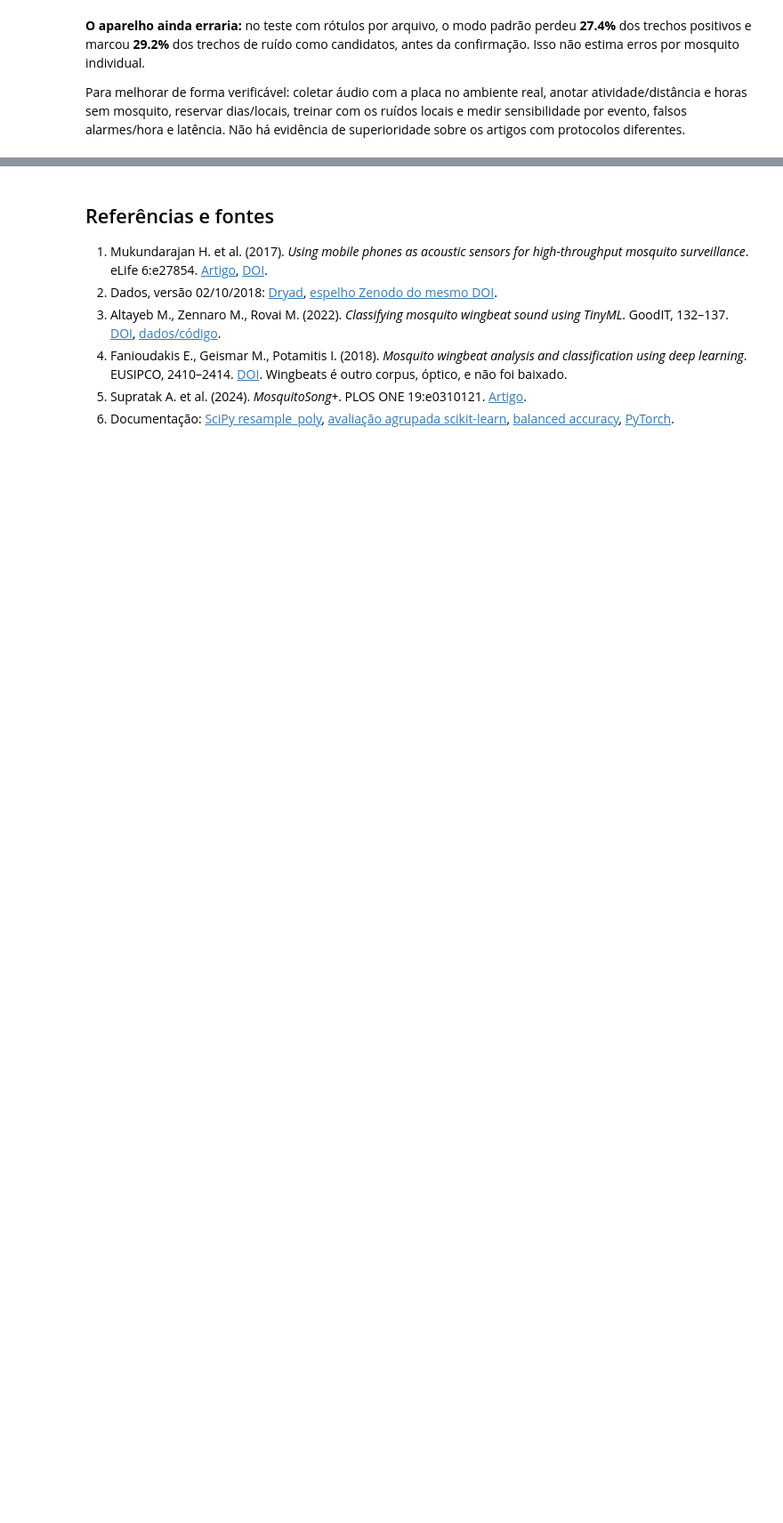
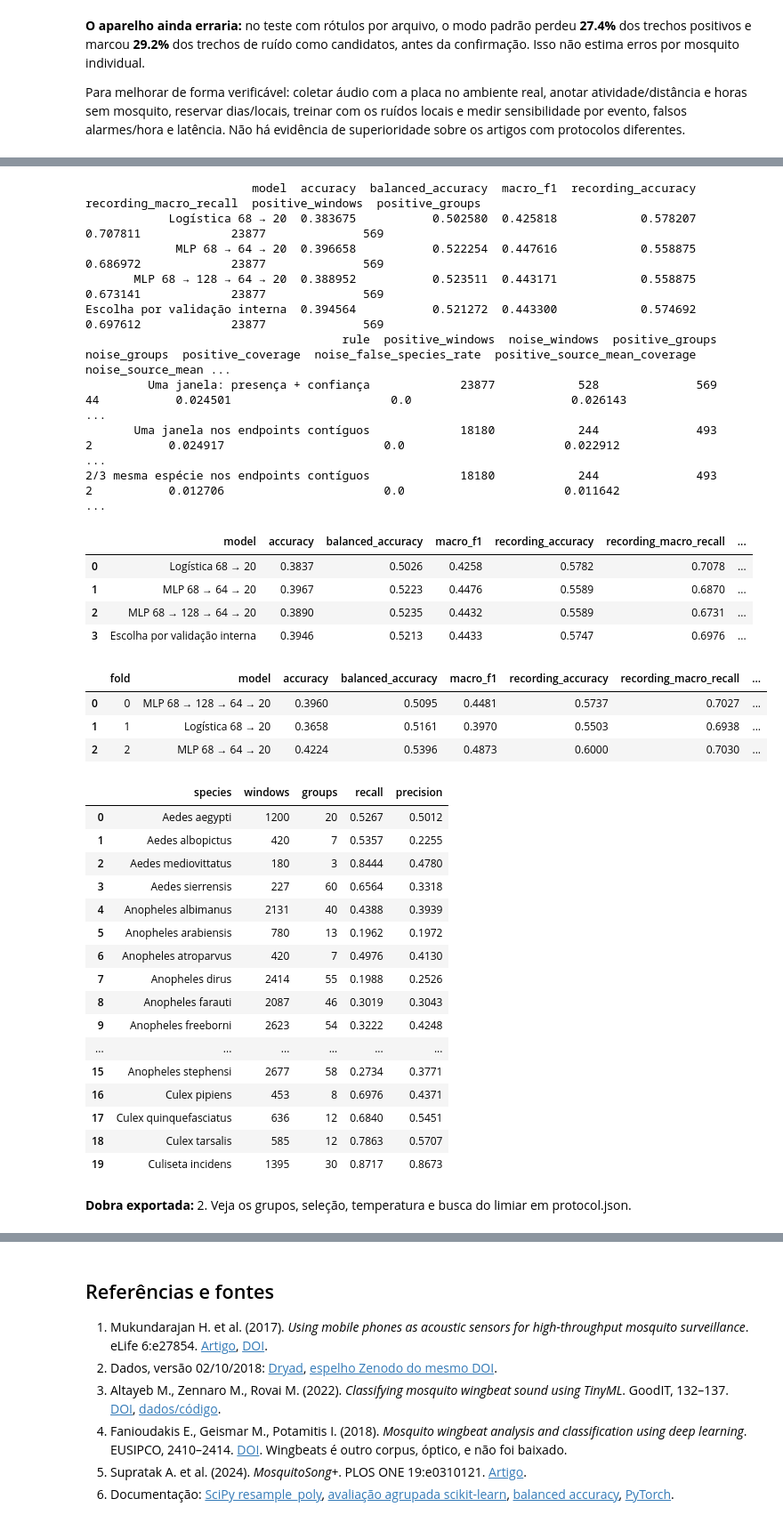
Before and after one commit to Lciarallo/mosquito-wingbeat, a Jupyter notebook: mosquito_wingbeat_estudo.ipynb, the cells around one changed output, grey strips where cells are left out. Shown at 89% size. Drawn from its saved outputs; the diff is of its cells as text; code cells hidden in the pictures; blank space fills up the shorter version.

```diff
--- a/mosquito_wingbeat_estudo.ipynb
+++ b/mosquito_wingbeat_estudo.ipynb
@@ -2051,0 +2076,48 @@ Para melhorar de forma verificável: coletar áudio com a placa no ambiente real
+# %%
+import train_arduino_species
+train_arduino_species.main()
+species_board = RESULTS / "arduino_species"
+species_protocol = json.loads((species_board / "protocol.json").read_text())
+species_compact = pd.read_csv(species_board / "metrics.csv")
+display(species_compact.round(4))
+display(pd.read_csv(species_board / "fold_metrics.csv").round(4))
+display(pd.read_csv(species_board / "per_class.csv").round(4))
+display(Markdown(f"**Dobra exportada:** {species_protocol['default_export_fold']}. "
+                 "Veja os grupos, seleção, temperatura e busca do limiar em protocol.json."))
+# %% [output]
+                        model  accuracy  balanced_accuracy  macro_f1  recording_accuracy  recording_macro_recall  positive_windows  positive_groups
+            Logística 68 → 20  0.383675           0.502580  0.425818            0.578207                0.707811             23877              569
+             MLP 68 → 64 → 20  0.396658           0.522254  0.447616            0.558875                0.686972             23877              569
+       MLP 68 → 128 → 64 → 20  0.388952           0.523511  0.443171            0.558875                0.673141             23877              569
+Escolha por validação interna  0.394564           0.521272  0.443300            0.574692                0.697612             23877              569
+                                     rule  positive_windows  noise_windows  positive_groups  noise_groups  positive_coverage  noise_false_species_rate  positive_source_mean_coverage  noise_source_mean ...
+         Uma janela: presença + confiança             23877            528              569            44           0.024501                       0.0                       0.026143                    ...
+       Uma janela nos endpoints contíguos             18180            244              493             2           0.024917                       0.0                       0.022912                    ...
+2/3 mesma espécie nos endpoints contíguos             18180            244              493             2           0.012706                       0.0                       0.011642                    ...
+|  | model | accuracy | balanced_accuracy | macro_f1 | recording_accuracy | recording_macro_recall | ... |
+| 0 | Logística 68 → 20 | 0.3837 | 0.5026 | 0.4258 | 0.5782 | 0.7078 | ... |
+| 1 | MLP 68 → 64 → 20 | 0.3967 | 0.5223 | 0.4476 | 0.5589 | 0.6870 | ... |
+| 2 | MLP 68 → 128 → 64 → 20 | 0.3890 | 0.5235 | 0.4432 | 0.5589 | 0.6731 | ... |
+| 3 | Escolha por validação interna | 0.3946 | 0.5213 | 0.4433 | 0.5747 | 0.6976 | ... |
+|  | fold | model | accuracy | balanced_accuracy | macro_f1 | recording_accuracy | recording_macro_recall | ... |
+| 0 | 0 | MLP 68 → 128 → 64 → 20 | 0.3960 | 0.5095 | 0.4481 | 0.5737 | 0.7027 | ... |
+| 1 | 1 | Logística 68 → 20 | 0.3658 | 0.5161 | 0.3970 | 0.5503 | 0.6938 | ... |
+| 2 | 2 | MLP 68 → 64 → 20 | 0.4224 | 0.5396 | 0.4873 | 0.6000 | 0.7030 | ... |
+|  | species | windows | groups | recall | precision |
+| 0 | Aedes aegypti | 1200 | 20 | 0.5267 | 0.5012 |
+| 1 | Aedes albopictus | 420 | 7 | 0.5357 | 0.2255 |
+| 2 | Aedes mediovittatus | 180 | 3 | 0.8444 | 0.4780 |
+| 3 | Aedes sierrensis | 227 | 60 | 0.6564 | 0.3318 |
+| 4 | Anopheles albimanus | 2131 | 40 | 0.4388 | 0.3939 |
+| 5 | Anopheles arabiensis | 780 | 13 | 0.1962 | 0.1972 |
+| 6 | Anopheles atroparvus | 420 | 7 | 0.4976 | 0.4130 |
+| 7 | Anopheles dirus | 2414 | 55 | 0.1988 | 0.2526 |
+| 8 | Anopheles farauti | 2087 | 46 | 0.3019 | 0.3043 |
+| 9 | Anopheles freeborni | 2623 | 54 | 0.3222 | 0.4248 |
+| ... | ... | ... | ... | ... | ... |
+| 15 | Anopheles stephensi | 2677 | 58 | 0.2734 | 0.3771 |
+| 16 | Culex pipiens | 453 | 8 | 0.6976 | 0.4371 |
+| 17 | Culex quinquefasciatus | 636 | 12 | 0.6840 | 0.5451 |
+| 18 | Culex tarsalis | 585 | 12 | 0.7863 | 0.5707 |
+| 19 | Culiseta incidens | 1395 | 30 | 0.8717 | 0.8673 |
+**Dobra exportada:** 2. Veja os grupos, seleção, temperatura e busca do limiar em protocol.json.
```
Also changed, not shown: parts of 6 cells of this notebook, 57 other files.
